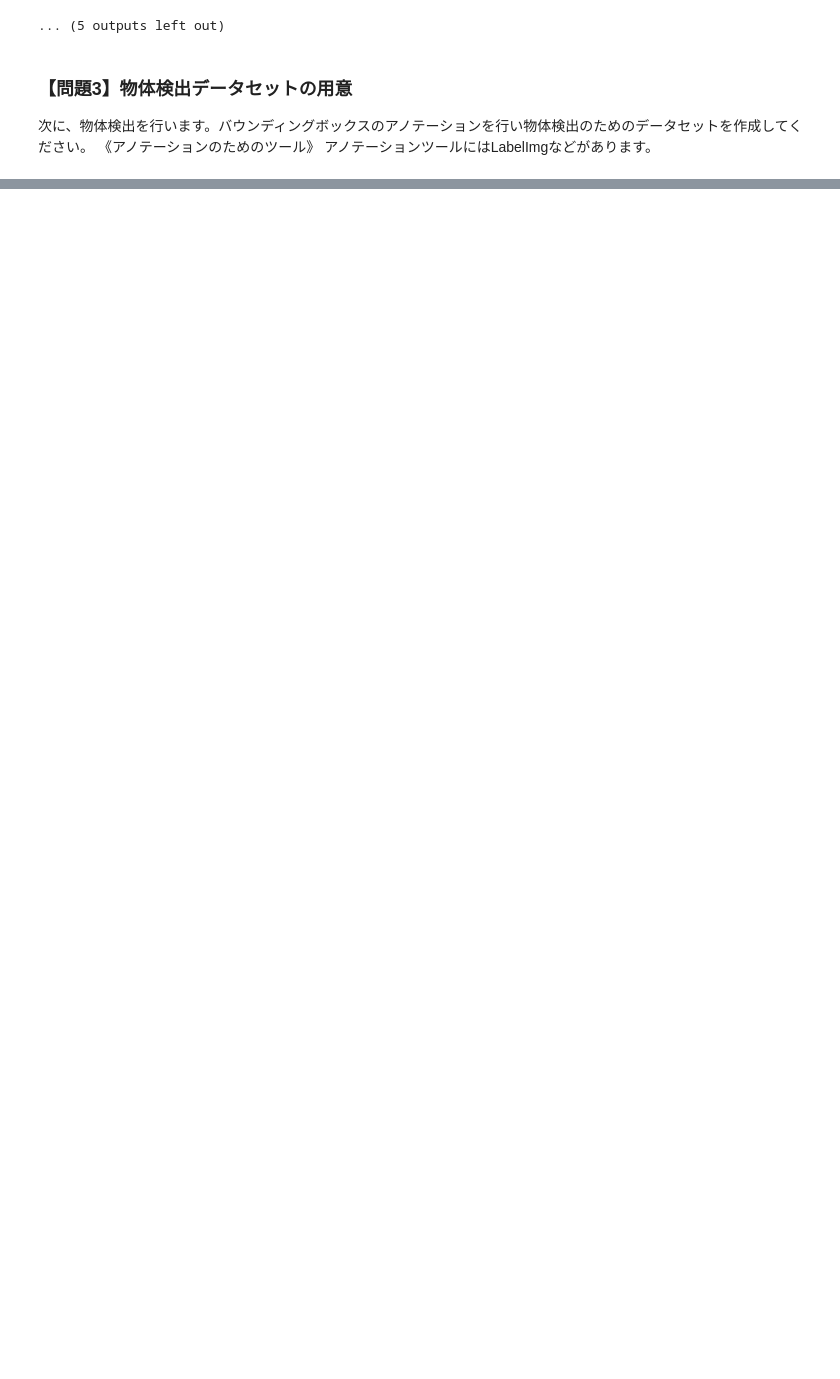
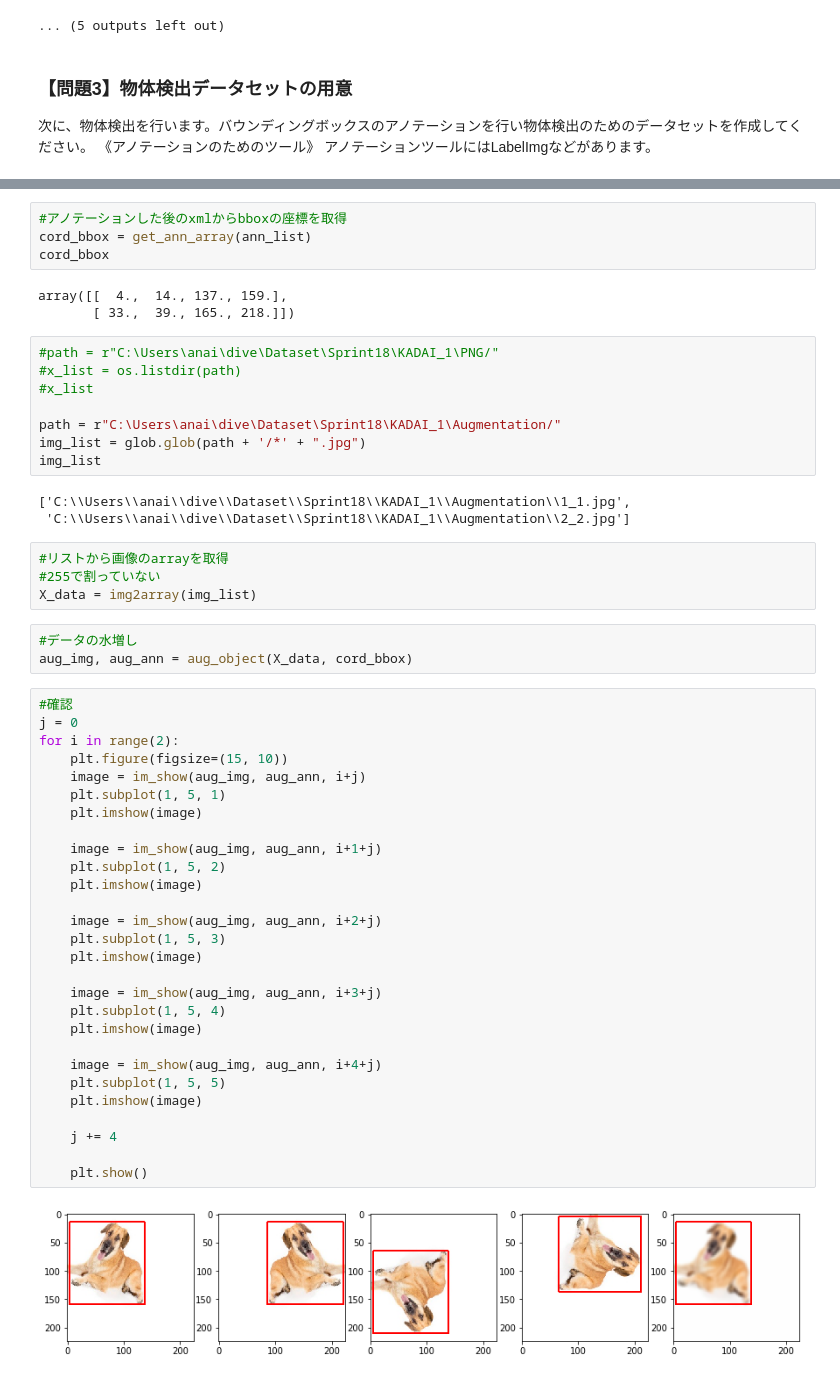
Before and after one commit to YousukeAnai/diveintocode-ml, a Jupyter notebook: Sprint18.ipynb, the cells around one changed output, grey strips where cells are left out. Saved outputs shown, nothing was run; the diff lists cells and outputs as text; blank space fills up the shorter version.

```diff
--- a/Sprint18.ipynb
+++ b/Sprint18.ipynb
@@ -284,0 +453,55 @@ plt.show()
+# %%
+#アノテーションした後のxmlからbboxの座標を取得
+cord_bbox = get_ann_array(ann_list)
+cord_bbox
+# %% [output]
+array([[  4.,  14., 137., 159.],
+       [ 33.,  39., 165., 218.]])
+# %%
+#path = r"C:\Users\anai\dive\Dataset\Sprint18\KADAI_1\PNG/"
+#x_list = os.listdir(path)
+#x_list
+
+path = r"C:\Users\anai\dive\Dataset\Sprint18\KADAI_1\Augmentation/"
+img_list = glob.glob(path + '/*' + ".jpg")
+img_list
+# %% [output]
+['C:\\Users\\anai\\dive\\Dataset\\Sprint18\\KADAI_1\\Augmentation\\1_1.jpg',
+ 'C:\\Users\\anai\\dive\\Dataset\\Sprint18\\KADAI_1\\Augmentation\\2_2.jpg']
+# %%
+#リストから画像のarrayを取得
+#255で割っていない
+X_data = img2array(img_list)
+# %%
+#データの水増し
+aug_img, aug_ann = aug_object(X_data, cord_bbox)
+# %%
+#確認
+j = 0
+for i in range(2):
+    plt.figure(figsize=(15, 10))
+    image = im_show(aug_img, aug_ann, i+j)
+    plt.subplot(1, 5, 1)
+    plt.imshow(image)
+
+    image = im_show(aug_img, aug_ann, i+1+j)
+    plt.subplot(1, 5, 2)
+    plt.imshow(image)
+
+    image = im_show(aug_img, aug_ann, i+2+j)
+    plt.subplot(1, 5, 3)
+    plt.imshow(image)
+
+    image = im_show(aug_img, aug_ann, i+3+j)
+    plt.subplot(1, 5, 4)
+    plt.imshow(image)
+
+    image = im_show(aug_img, aug_ann, i+4+j)
+    plt.subplot(1, 5, 5)
+    plt.imshow(image)
+
+    j += 4
+
+    plt.show()
+# %% [output]
+[figure, added]
```
Also changed, not shown: parts of 16 cells of this notebook.
